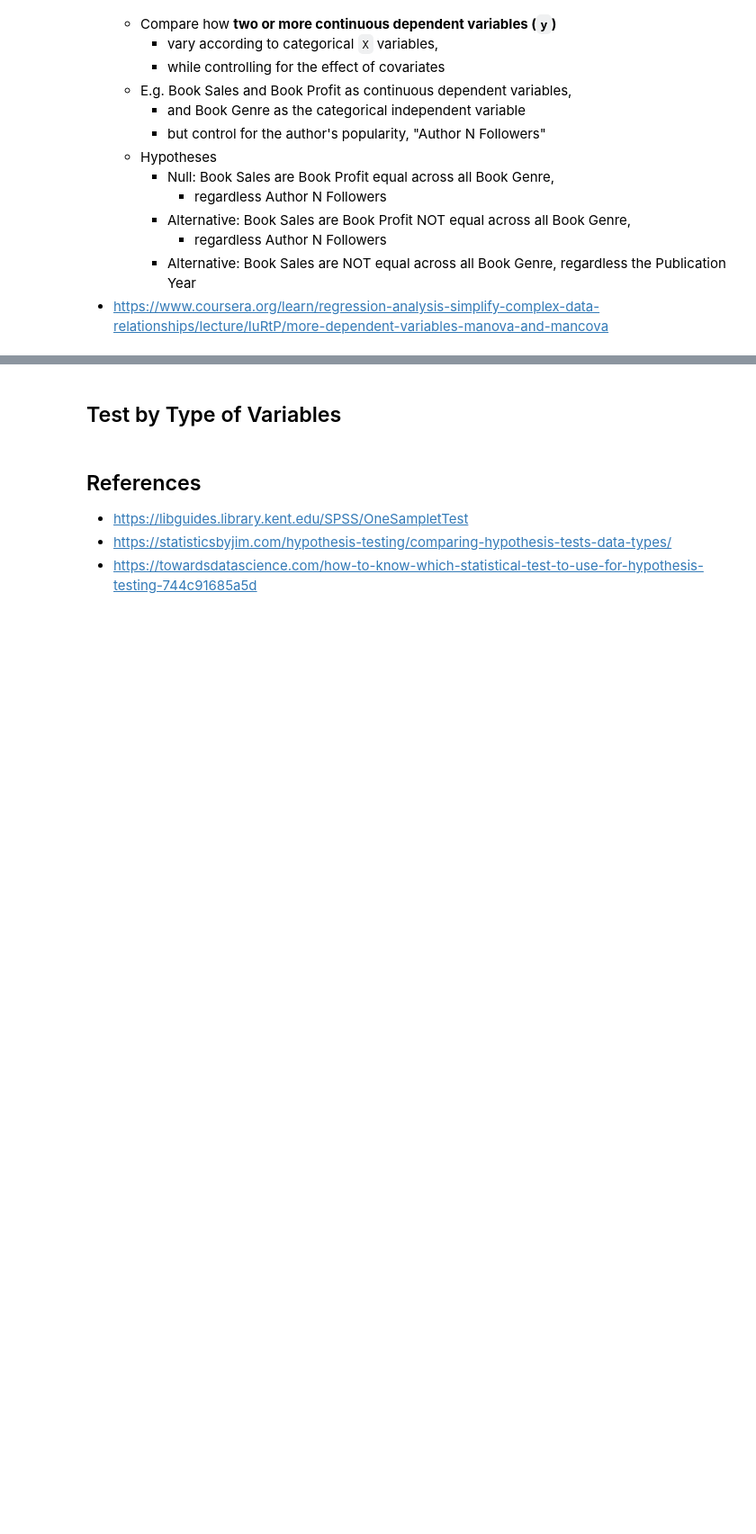
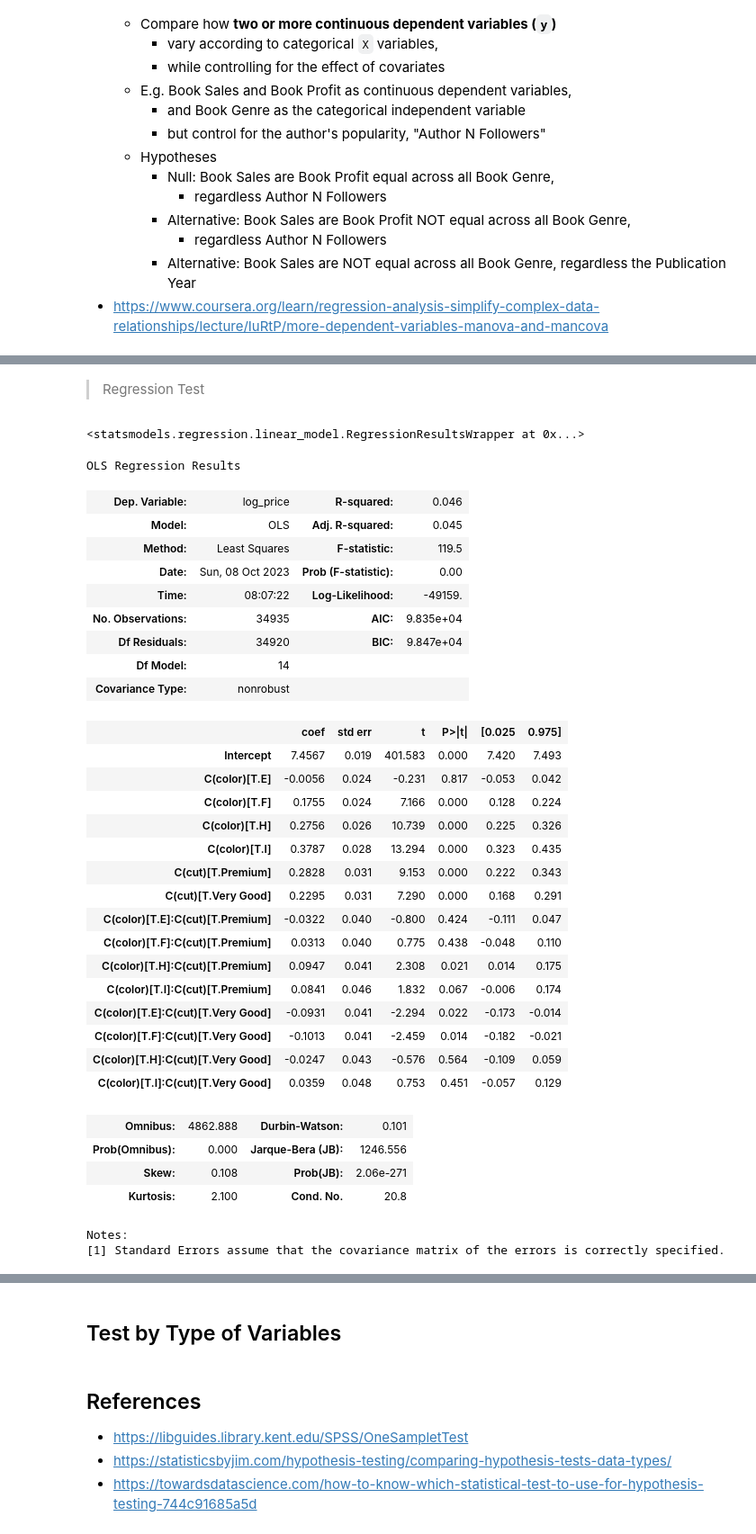
Before and after one commit to davilayang/learning-resources, a Jupyter notebook: coursera/advanced-data-analytics/stats-in-action/4-hypothesis-testing.ipynb, the cells around one changed output, grey strips where cells are left out. Shown at 90% size. Cells and saved outputs as stored; diff of their text form; code cells hidden in the pictures; blank space fills up the shorter version.

```diff
--- a/coursera/advanced-data-analytics/stats-in-action/4-hypothesis-testing.ipynb
+++ b/coursera/advanced-data-analytics/stats-in-action/4-hypothesis-testing.ipynb
@@ -394,0 +608,13 @@ diamonds.head()
+# %%
+# Subset on the diamonds dataset for ANOVA 1-way: 1 continuous y & 1 categorical X
+df = (
+    sns.load_dataset("diamonds")[["color", "cut", "price"]]
+    .query('color.isin(["E","F","H","D","I"])')
+    .query('cut.isin(["Ideal","Premium","Very Good"])')
+    .assign(
+        color=lambda d: d.color.cat.remove_categories(["G", "J"]),
+        cut=lambda d: d.cut.cat.remove_categories(["Good", "Fair"]),
+        log_price=lambda d: d.price.map(math.log),
+    ).reset_index(drop=True)
+)
+df.head()
@@ -394,0 +628,44 @@ diamonds.head()
+# %% [markdown]
+> Regression Test
+# %%
+formula = "log_price ~ C(color) + C(cut) + C(color):C(cut)"
+
+model = OLS.from_formula(formula, data=df).fit()
+model
+# %% [output]
+<statsmodels.regression.linear_model.RegressionResultsWrapper at 0x...>
+# %%
+model.summary()
+# %% [output]
+OLS Regression Results
+| Dep. Variable: | log_price | R-squared: | 0.046 |
+| Model: | OLS | Adj. R-squared: | 0.045 |
+| Method: | Least Squares | F-statistic: | 119.5 |
+| Date: | Sun, 08 Oct 2023 | Prob (F-statistic): | 0.00 |
+| Time: | 08:07:22 | Log-Likelihood: | -49159. |
+| No. Observations: | 34935 | AIC: | 9.835e+04 |
+| Df Residuals: | 34920 | BIC: | 9.847e+04 |
+| Df Model: | 14 |  |  |
+| Covariance Type: | nonrobust |  |  |
+|  | coef | std err | t | P>|t| | [0.025 | 0.975] |
+| Intercept | 7.4567 | 0.019 | 401.583 | 0.000 | 7.420 | 7.493 |
+| C(color)[T.E] | -0.0056 | 0.024 | -0.231 | 0.817 | -0.053 | 0.042 |
+| C(color)[T.F] | 0.1755 | 0.024 | 7.166 | 0.000 | 0.128 | 0.224 |
+| C(color)[T.H] | 0.2756 | 0.026 | 10.739 | 0.000 | 0.225 | 0.326 |
+| C(color)[T.I] | 0.3787 | 0.028 | 13.294 | 0.000 | 0.323 | 0.435 |
+| C(cut)[T.Premium] | 0.2828 | 0.031 | 9.153 | 0.000 | 0.222 | 0.343 |
+| C(cut)[T.Very Good] | 0.2295 | 0.031 | 7.290 | 0.000 | 0.168 | 0.291 |
+| C(color)[T.E]:C(cut)[T.Premium] | -0.0322 | 0.040 | -0.800 | 0.424 | -0.111 | 0.047 |
+| C(color)[T.F]:C(cut)[T.Premium] | 0.0313 | 0.040 | 0.775 | 0.438 | -0.048 | 0.110 |
+| C(color)[T.H]:C(cut)[T.Premium] | 0.0947 | 0.041 | 2.308 | 0.021 | 0.014 | 0.175 |
+| C(color)[T.I]:C(cut)[T.Premium] | 0.0841 | 0.046 | 1.832 | 0.067 | -0.006 | 0.174 |
+| C(color)[T.E]:C(cut)[T.Very Good] | -0.0931 | 0.041 | -2.294 | 0.022 | -0.173 | -0.014 |
+| C(color)[T.F]:C(cut)[T.Very Good] | -0.1013 | 0.041 | -2.459 | 0.014 | -0.182 | -0.021 |
+| C(color)[T.H]:C(cut)[T.Very Good] | -0.0247 | 0.043 | -0.576 | 0.564 | -0.109 | 0.059 |
+| C(color)[T.I]:C(cut)[T.Very Good] | 0.0359 | 0.048 | 0.753 | 0.451 | -0.057 | 0.129 |
+| Omnibus: | 4862.888 | Durbin-Watson: | 0.101 |
+| Prob(Omnibus): | 0.000 | Jarque-Bera (JB): | 1246.556 |
+| Skew: | 0.108 | Prob(JB): | 2.06e-271 |
+| Kurtosis: | 2.100 | Cond. No. | 20.8 |
+Notes:
+[1] Standard Errors assume that the covariance matrix of the errors is correctly specified.
```
Also changed, not shown: parts of 34 cells of this notebook, 1 other file.
